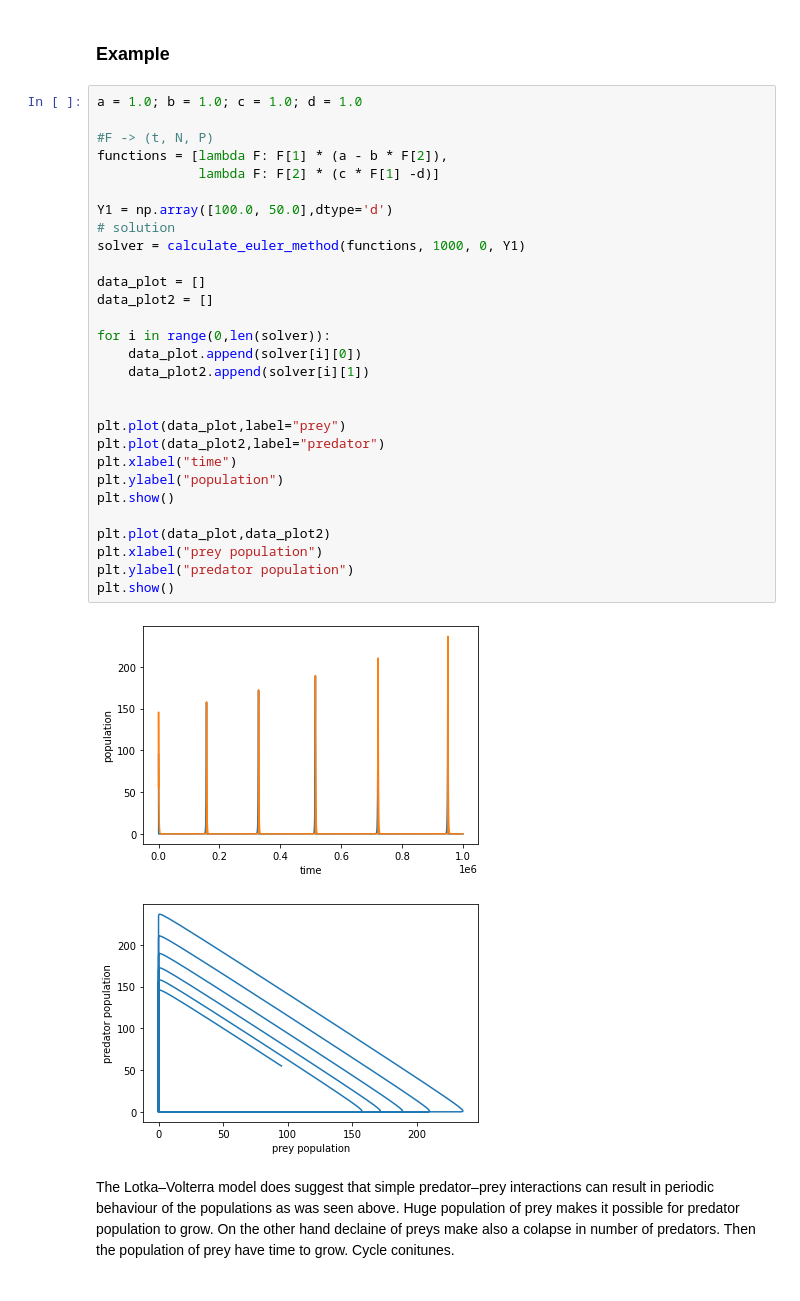
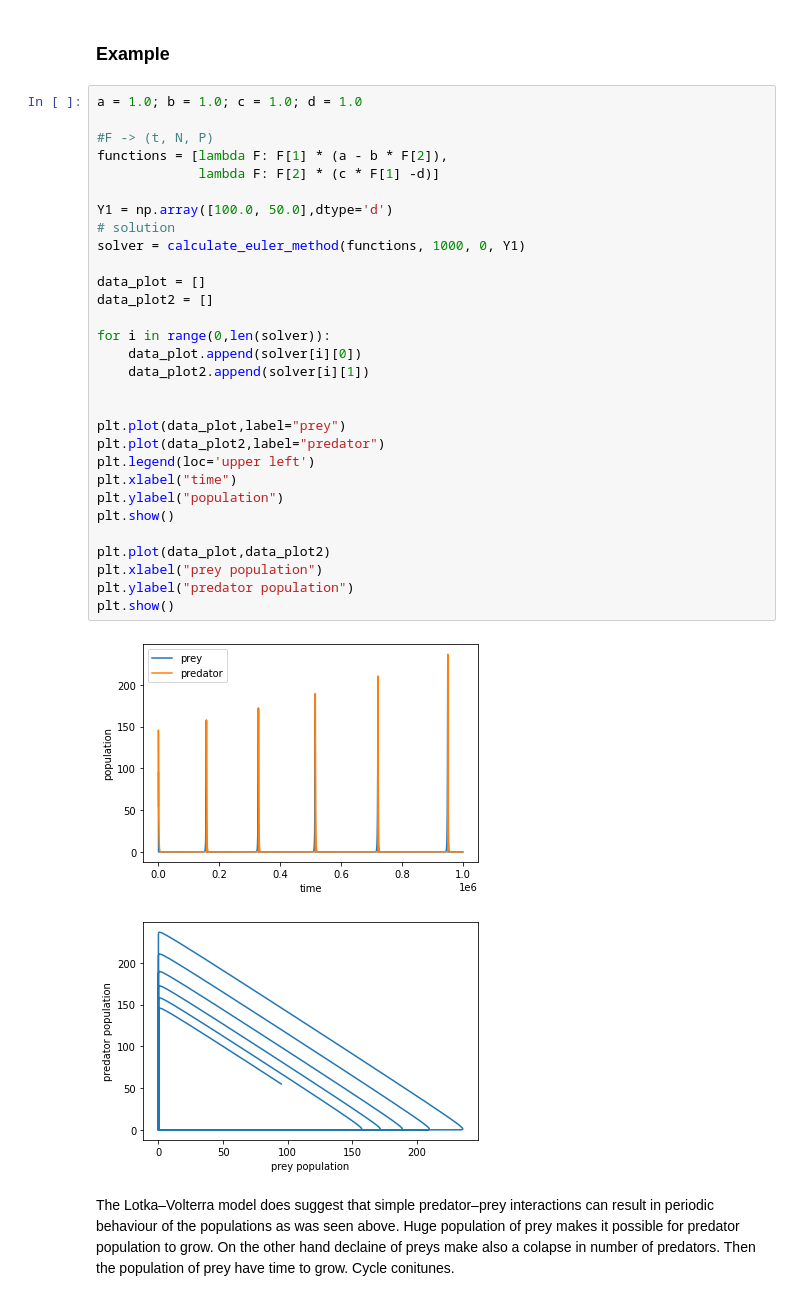
Before and after one commit to Deneverhad/Lotka, a Jupyter notebook: Lotka-Voltera.ipynb, the cells around one changed output. Saved outputs shown, nothing was run; the diff lists cells and outputs as text.

```diff
--- a/Lotka-Voltera.ipynb
+++ b/Lotka-Voltera.ipynb
@@ -62,34 +62,35 @@ Solutions on a phase plane $ (V,P) $ are placed around neutrally stable critical
 # %%
 a = 1.0; b = 1.0; c = 1.0; d = 1.0
 
 #F -> (t, N, P)
 functions = [lambda F: F[1] * (a - b * F[2]),
              lambda F: F[2] * (c * F[1] -d)]
 
 Y1 = np.array([100.0, 50.0],dtype='d')
 # solution
 solver = calculate_euler_method(functions, 1000, 0, Y1)
 
 data_plot = []
 data_plot2 = []
 
 for i in range(0,len(solver)):
     data_plot.append(solver[i][0])
     data_plot2.append(solver[i][1])
 
 
 plt.plot(data_plot,label="prey")
 plt.plot(data_plot2,label="predator")
+plt.legend(loc='upper left')
 plt.xlabel("time")
 plt.ylabel("population")
 plt.show()
 
 plt.plot(data_plot,data_plot2)
 plt.xlabel("prey population")
 plt.ylabel("predator population")
 plt.show()
 # %% [output]
-[figure, old version]
+[figure, new version]
 [figure]
 # %% [markdown]
 The Lotka–Volterra model does suggest that simple predator–prey interactions can result in periodic behaviour of the populations as was seen above. Huge population of prey makes it possible for predator population to grow. On the other hand declaine of preys make also a  colapse in number of predators. Then the population of prey have time to grow. Cycle conitunes.
```
Also changed, not shown: parts of 15 cells of this notebook.
